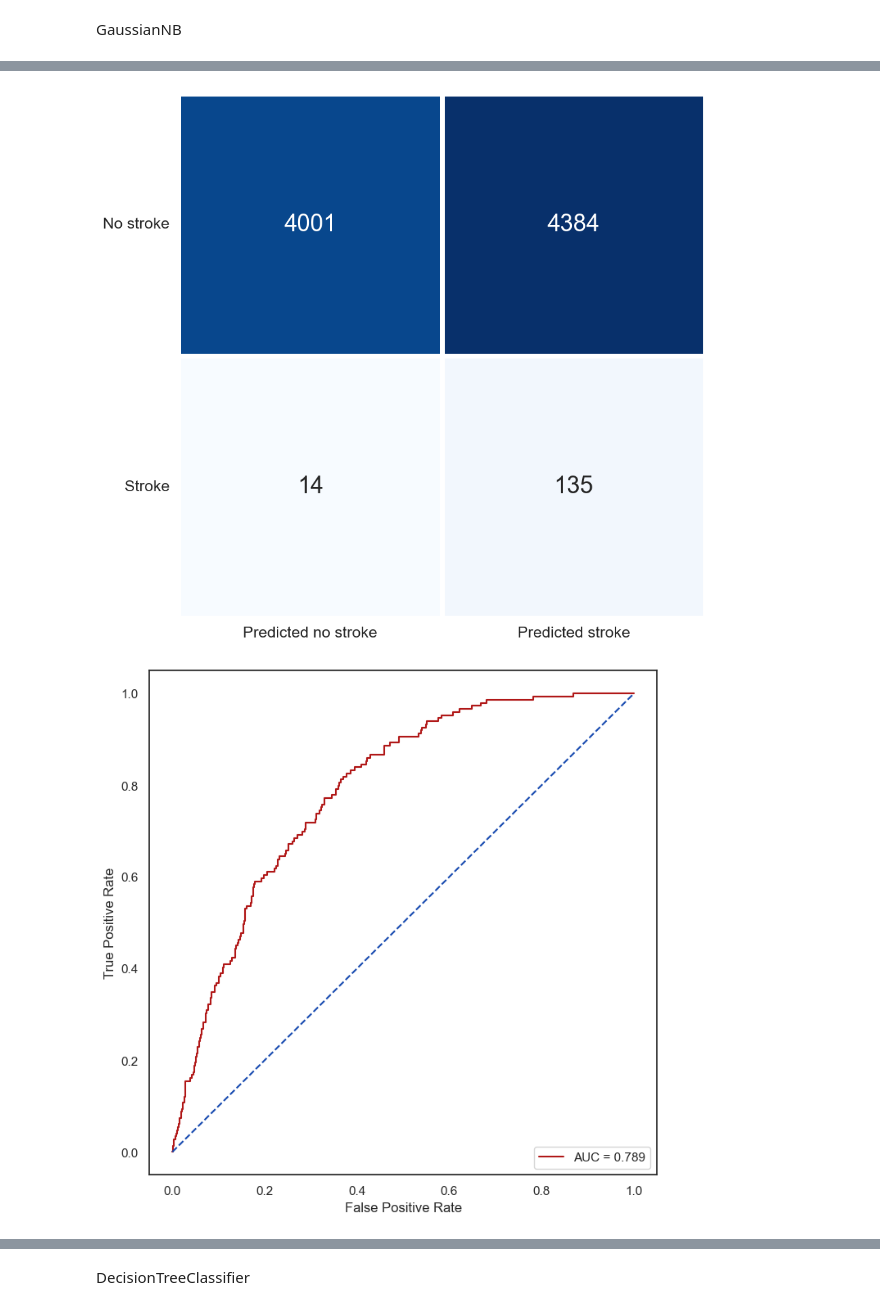
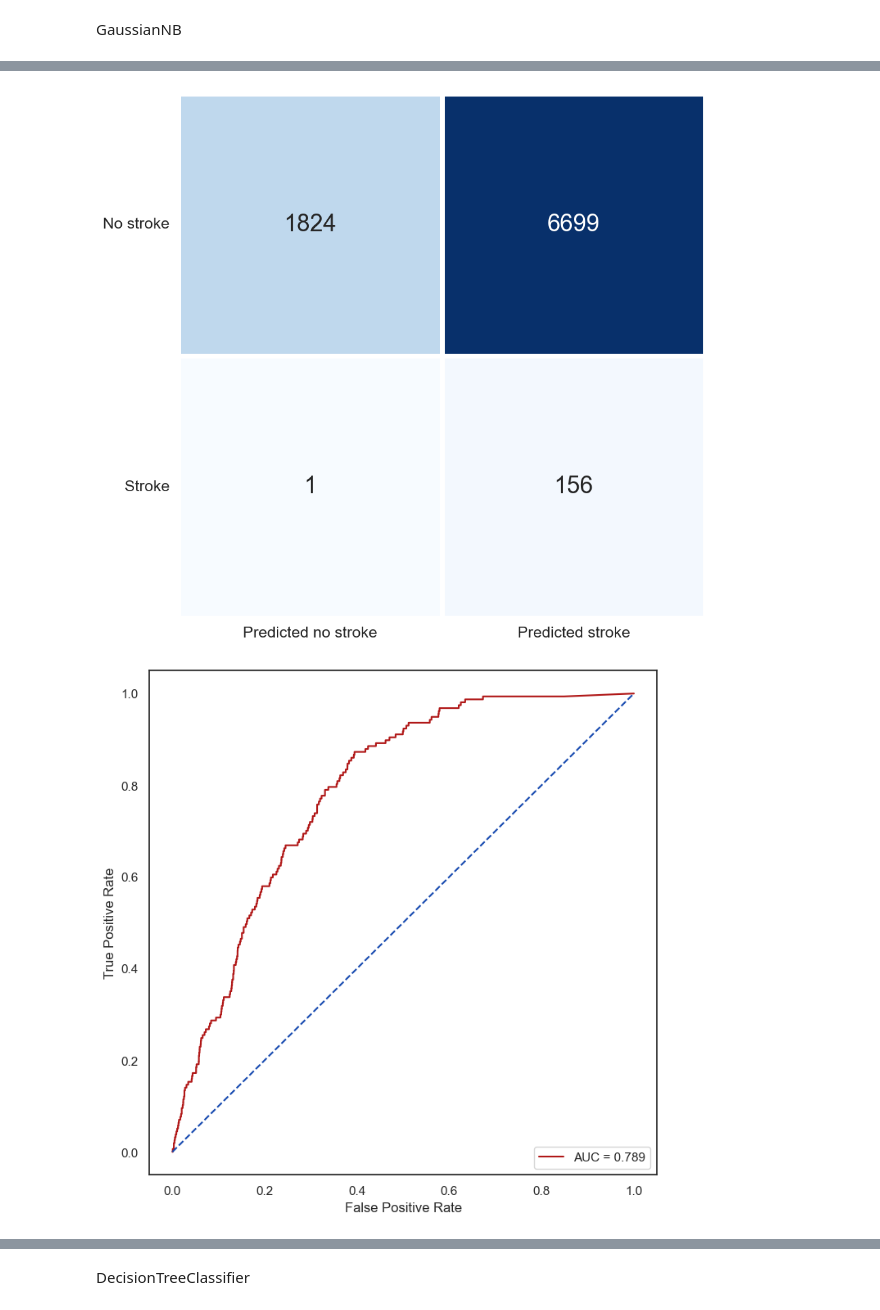
Before and after one commit to antoniocc12/Prediccion-ictus, a Jupyter notebook: notebooks/stroke.ipynb, the cells around one changed output, grey strips where cells are left out. Saved outputs shown, nothing was run; the diff lists cells and outputs as text; code cells hidden in the pictures.

```diff
--- a/notebooks/stroke.ipynb
+++ b/notebooks/stroke.ipynb
@@ -903,10 +820,18 @@ F1 score: 0.081
 # %%
-best_params = {'booster': 'gbtree', 'eta': 0.9957423589060678, 'max_depth': 283, 'leaf_size': 0.0004010438482451653, 'reg_lambda': 0.03533431523250564}
+best_params = {'booster': 'dart', 'eta': 0.11603681340543932, 'max_depth': 110, 'alpha': 0.05144848621295725, 'reg_lambda': 0.04227697579594064}
 classifier = XGBClassifier(**best_params)
-classifier.fit(X_train, y_train)
+classifier.fit(X_train_res, y_train_res)
+
 y_pred = classifier.predict(X_test)
 y_prob = classifier.predict_proba(X_test)[:,1]
 cm = confusion_matrix(y_test, y_pred)
+
+precision, recall, thresholds = precision_recall_curve(y_test, y_pred)
+auc_precision_recall = auc(recall, precision)
+print(f'Precision-recall AUC: {auc_precision_recall}')
+
+PrecisionRecallDisplay.from_predictions(y_test, y_pred)
+plt.show()
 
 print(classification_report(y_test, y_pred))
 print(f'ROC AUC score: {roc_auc_score(y_test, y_prob)}')
@@ -1017,14 +929,22 @@ F1 score: 0.042
 # %%
-best_params = {'n_neighbors': 2, 'weights': 'distance', 'algorithm': 'brute', 'leaf_size': 30, 'p': 1}
+best_params = study.best_params
 classifier = KNeighborsClassifier(**best_params)
-classifier.fit(X_train, y_train)
+classifier.fit(X_train_res, y_train_res)
+
 y_pred = classifier.predict(X_test)
 y_prob = classifier.predict_proba(X_test)[:,1]
 cm = confusion_matrix(y_test, y_pred)
 
+precision, recall, thresholds = precision_recall_curve(y_test, y_pred)
+auc_precision_recall = auc(recall, precision)
+print(f'Precision-recall AUC: {auc_precision_recall}')
+
+PrecisionRecallDisplay.from_predictions(y_test, y_pred)
+plt.show()
+
 print(classification_report(y_test, y_pred))
 print(f'ROC AUC score: {roc_auc_score(y_test, y_prob)}')
-print('Balanced Accuracy Score: ',balanced_accuracy_score(y_test, y_pred))
+print('Balanced Accuracy Score: ', balanced_accuracy_score(y_test, y_pred))
 
 # Matriz de Confusión
 plt.figure(figsize = (10, 10))
@@ -1125,13 +1034,21 @@ F1 score: 0.063
 # %%
-classifier = GaussianNB(var_smoothing=10**(-7.000577727631357))
-classifier.fit(X_train, y_train)
+classifier = GaussianNB(var_smoothing=10**(-10.961082192480285))
+classifier.fit(X_train_res, y_train_res)
+
 y_pred = classifier.predict(X_test)
 y_prob = classifier.predict_proba(X_test)[:,1]
 cm = confusion_matrix(y_test, y_pred)
 
+precision, recall, thresholds = precision_recall_curve(y_test, y_pred)
+auc_precision_recall = auc(recall, precision)
+print(f'Precision-recall AUC: {auc_precision_recall}')
+
+PrecisionRecallDisplay.from_predictions(y_test, y_pred)
+plt.show()
+
 print(classification_report(y_test, y_pred))
 print(f'ROC AUC score: {roc_auc_score(y_test, y_prob)}')
-print('Balanced Accuracy Score: ',balanced_accuracy_score(y_test, y_pred))
+print('Balanced Accuracy Score: ', balanced_accuracy_score(y_test, y_pred))
 
 # Matriz de Confusión
 plt.figure(figsize = (10, 10))
@@ -1139,7 +1056,7 @@ sns.set(font_scale=1.5)
 sns.heatmap(cm, cmap = 'Blues', annot = True, fmt = 'd', linewidths = 5, cbar = False, annot_kws = {'fontsize': 25},
             yticklabels = ['No stroke', 'Stroke'], xticklabels = ['Predicted no stroke', 'Predicted stroke'])
 plt.yticks(rotation = 0)
-# plt.savefig(os.path.join(os.path.dirname(os.path.dirname(os.path.abspath('file'))),'utils', "image", "mat_GNB.jpg"))
+plt.savefig(os.path.join(os.path.dirname(os.path.dirname(os.path.abspath('file'))),'utils', "image", "mat_NB.jpg"))
 
 # Curva ROC
 false_positive_rate, true_positive_rate, thresholds = roc_curve(y_test, y_prob)
@@ -1153,5 +1070,5 @@ plt.plot([0, 1], [0, 1], linestyle = '--', color = '#174ab0')
 plt.axis('tight')
 plt.ylabel('True Positive Rate')
 plt.xlabel('False Positive Rate')
-# plt.savefig(os.path.join(os.path.dirname(os.path.dirname(os.path.abspath('file'))), 'utils', "image", "roc_GNB.jpg"))
+plt.savefig(os.path.join(os.path.dirname(os.path.dirname(os.path.abspath('file'))), 'utils', "image", "roc_NB.jpg"))
 # %% [output]
@@ -1170,2 +1088,2 @@ Text(0.5, 0, 'False Positive Rate')
-[figure, old version]
-[figure, old version]
+[figure, new version]
+[figure, added]
```
Also changed, not shown: parts of 35 cells of this notebook, 9 other files.
